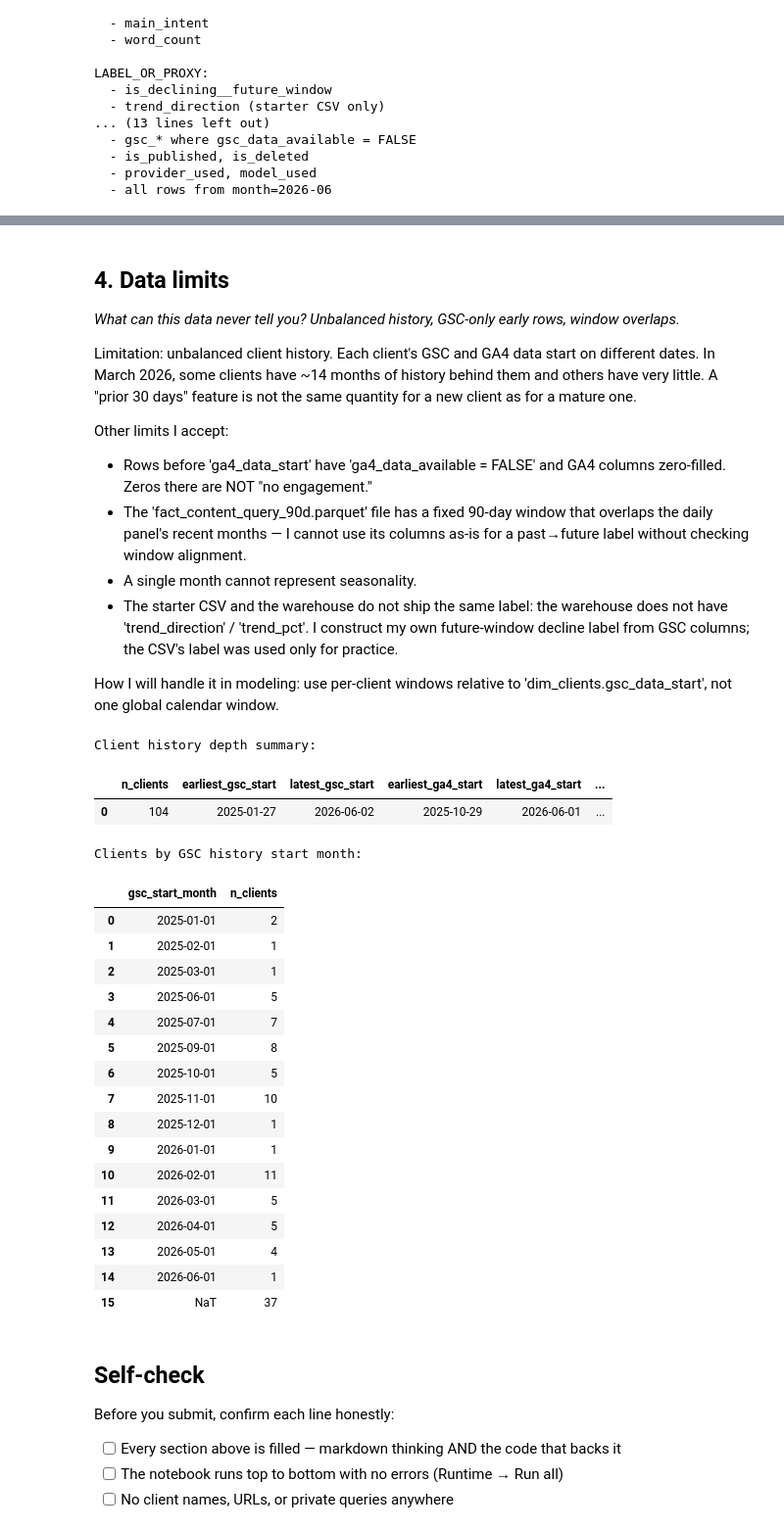
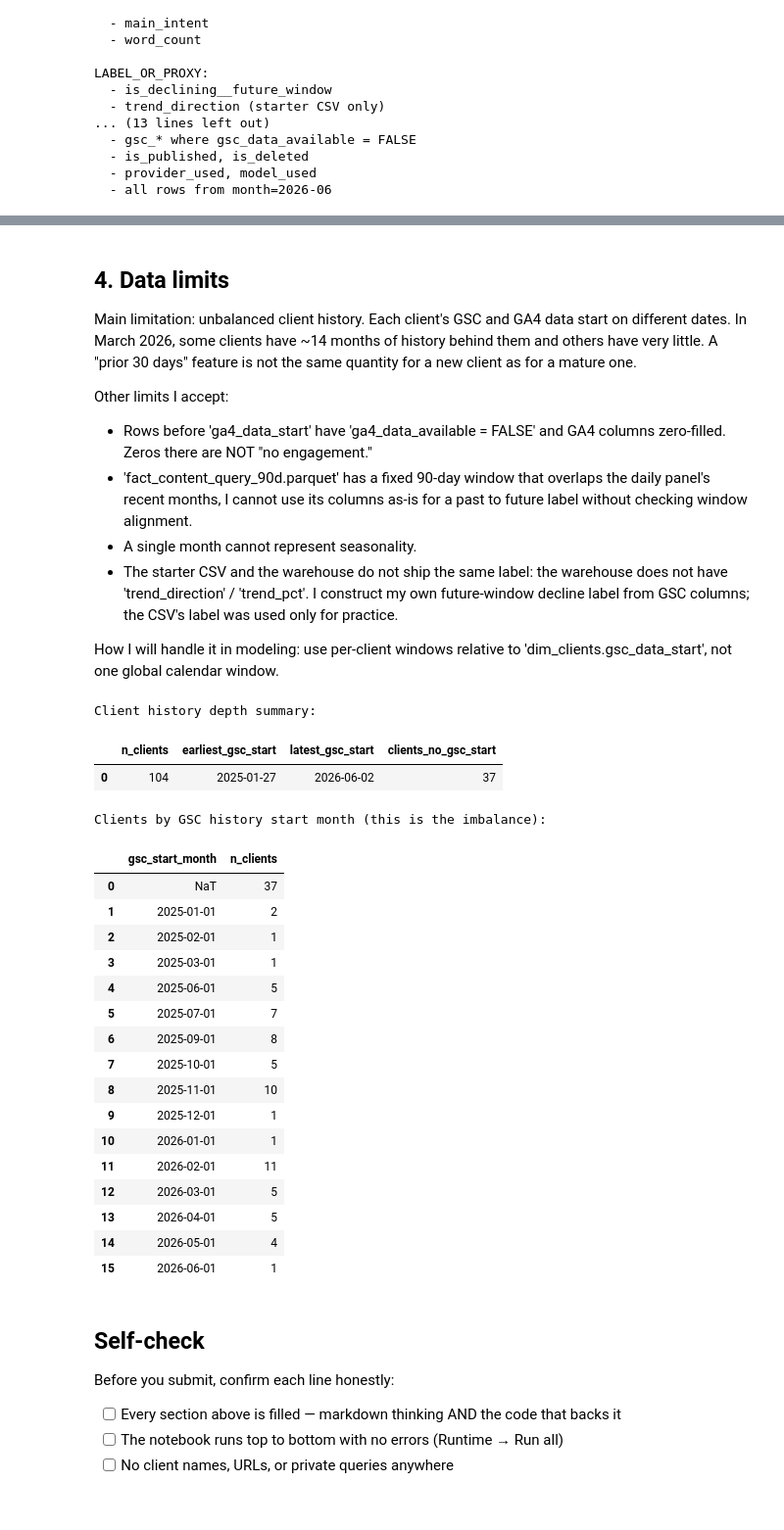
Before and after one commit to Zoye-J/FlyRank--MachineLearning, a Jupyter notebook: work/notebooks/w03_data_contract.ipynb, the cells around one changed output, grey strips where cells are left out. Shown at 98% size. Drawn from its saved outputs; the diff is of its cells as text; code cells hidden in the pictures.

```diff
--- a/work/notebooks/w03_data_contract.ipynb
+++ b/work/notebooks/w03_data_contract.ipynb
@@ -243,80 +205,61 @@ display(con.execute(q3).df())
 # %% [markdown]
 ## 4. Data limits
 
-*What can this data never tell you? Unbalanced history, GSC-only early rows, window overlaps.*
 
-
-
-Limitation: unbalanced client history.
-Each client's GSC and GA4 data start on different dates. In March 2026, some
-clients have ~14 months of history behind them and others have very little. A
-"prior 30 days" feature is not the same quantity for a new client as for a
-mature one.
+Main limitation: unbalanced client history. Each client's GSC and GA4 data start on different dates. In March 2026, some clients have ~14 months of history behind them and others have very little. A "prior 30 days" feature is not the same quantity for a new client as for a mature one.
 
 Other limits I accept:
 - Rows before 'ga4_data_start' have 'ga4_data_available = FALSE' and GA4 columns zero-filled. Zeros there are NOT "no engagement."
-- The 'fact_content_query_90d.parquet' file has a fixed 90-day window that
-  overlaps the daily panel's recent months — I cannot use its columns as-is
-  for a past→future label without checking window alignment.
+- 'fact_content_query_90d.parquet' has a fixed 90-day window that overlaps the daily panel's recent months, I cannot use its columns as-is for a past to future label without checking window alignment.
 - A single month cannot represent seasonality.
-- The starter CSV and the warehouse do not ship the same label: the warehouse
-  does not have 'trend_direction' / 'trend_pct'. I construct my own future-window
-  decline label from GSC columns; the CSV's label was used only for practice.
+- The starter CSV and the warehouse do not ship the same label: the warehouse does not have 'trend_direction' / 'trend_pct'. I construct my own future-window decline label from GSC columns; the CSV's label was used only for practice.
 
-How I will handle it in modeling: use per-client windows relative to
-'dim_clients.gsc_data_start', not one global calendar window.
+How I will handle it in modeling: use per-client windows relative to 'dim_clients.gsc_data_start', not one global calendar window.
 # %%
-# showing that client history depth is unbalanced
-
-CLIENTS = "hf://datasets/FlyRank/internship-warehouse/dim_clients.parquet"
-
 q_summary = f"""
 SELECT
     COUNT(*) AS n_clients,
     MIN(gsc_data_start) AS earliest_gsc_start,
     MAX(gsc_data_start) AS latest_gsc_start,
-    MIN(ga4_data_start) AS earliest_ga4_start,
-    MAX(ga4_data_start) AS latest_ga4_start,
-    COUNT(*) FILTER (WHERE gsc_data_start IS NULL) AS clients_no_gsc_start,
-    COUNT(*) FILTER (WHERE ga4_data_start IS NULL) AS clients_no_ga4_start
-FROM '{CLIENTS}'
+    COUNT(*) FILTER (WHERE gsc_data_start IS NULL) AS clients_no_gsc_start
+FROM '{DIM_CLIENTS}'
 """
 print("Client history depth summary:")
 display(con.execute(q_summary).df())
+print()
 
-# Bucket clients by their gsc_data_start month (this is the imbalance)
 q_buckets = f"""
 SELECT
     DATE_TRUNC('month', gsc_data_start) AS gsc_start_month,
     COUNT(*) AS n_clients
-FROM '{CLIENTS}'
+FROM '{DIM_CLIENTS}'
 GROUP BY 1
 ORDER BY 1
 """
-print("\nClients by GSC history start month:")
+print("Clients by GSC history start month (this is the imbalance):")
 display(con.execute(q_buckets).df())
 # %% [output]
 Client history depth summary:
-|  | n_clients | earliest_gsc_start | latest_gsc_start | earliest_ga4_start | latest_ga4_start | ... |
-| 0 | 104 | 2025-01-27 | 2026-06-02 | 2025-10-29 | 2026-06-01 | ... |
+|  | n_clients | earliest_gsc_start | latest_gsc_start | clients_no_gsc_start |
+| 0 | 104 | 2025-01-27 | 2026-06-02 | 37 |
-Clients by GSC history start month:
+Clients by GSC history start month (this is the imbalance):
 |  | gsc_start_month | n_clients |
-| 0 | 2025-01-01 | 2 |
-| 1 | 2025-02-01 | 1 |
-| 2 | 2025-03-01 | 1 |
-| 3 | 2025-06-01 | 5 |
-| 4 | 2025-07-01 | 7 |
-| 5 | 2025-09-01 | 8 |
-| 6 | 2025-10-01 | 5 |
-| 7 | 2025-11-01 | 10 |
-| 8 | 2025-12-01 | 1 |
-| 9 | 2026-01-01 | 1 |
-| 10 | 2026-02-01 | 11 |
-| 11 | 2026-03-01 | 5 |
-| 12 | 2026-04-01 | 5 |
-| 13 | 2026-05-01 | 4 |
-| 14 | 2026-06-01 | 1 |
-| 15 | NaT | 37 |
+| 0 | NaT | 37 |
+| 1 | 2025-01-01 | 2 |
+| 2 | 2025-02-01 | 1 |
+| 3 | 2025-03-01 | 1 |
+| 4 | 2025-06-01 | 5 |
+| 5 | 2025-07-01 | 7 |
+| 6 | 2025-09-01 | 8 |
+| 7 | 2025-10-01 | 5 |
+| 8 | 2025-11-01 | 10 |
+| 9 | 2025-12-01 | 1 |
+| 10 | 2026-01-01 | 1 |
+| 11 | 2026-02-01 | 11 |
+| 12 | 2026-03-01 | 5 |
+| 13 | 2026-04-01 | 5 |
+| 14 | 2026-05-01 | 4 |
+| 15 | 2026-06-01 | 1 |
 # %% [markdown]
 ## Self-check
 
```
Also changed, not shown: parts of 7 cells of this notebook.
